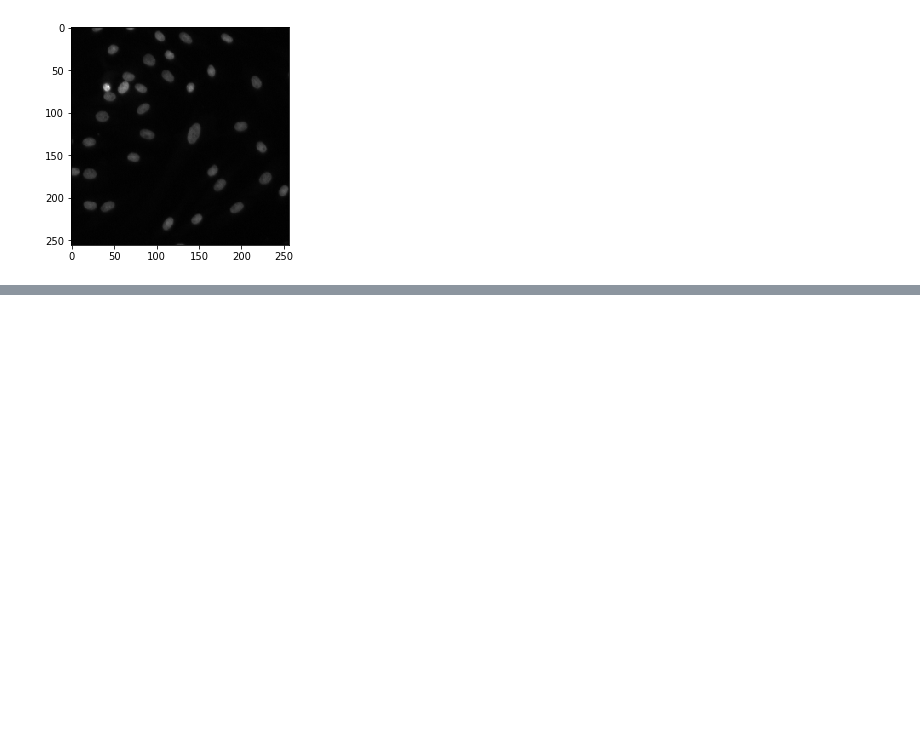
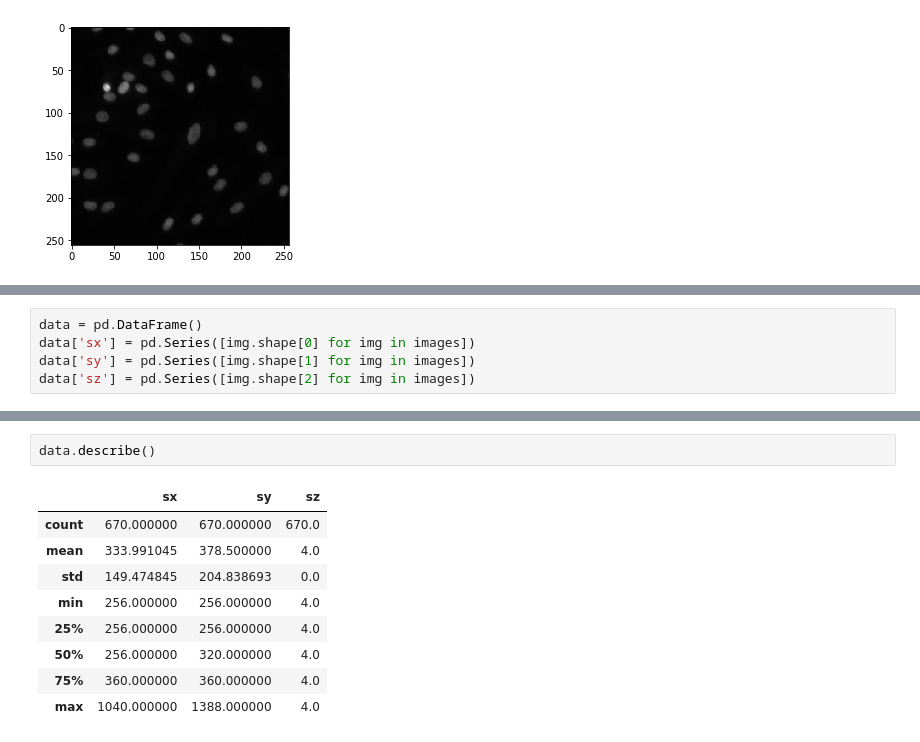
Before and after one commit to Olosny/Nuclei, a Jupyter notebook: visualize_images.ipynb, the cells around one changed output, grey strips where cells are left out. Cells and saved outputs as stored; diff of their text form; blank space fills up the shorter version.

```diff
--- a/visualize_images.ipynb
+++ b/visualize_images.ipynb
@@ -19,0 +23,5 @@ plt.imshow(rgb2gray(images[1]), cmap='gray')
+# %%
+data = pd.DataFrame()
+data['sx'] = pd.Series([img.shape[0] for img in images])
+data['sy'] = pd.Series([img.shape[1] for img in images])
+data['sz'] = pd.Series([img.shape[2] for img in images])
@@ -19,0 +42,12 @@ plt.imshow(rgb2gray(images[1]), cmap='gray')
+# %%
+data.describe()
+# %% [output]
+|  | sx | sy | sz |
+| count | 670.000000 | 670.000000 | 670.0 |
+| mean | 333.991045 | 378.500000 | 4.0 |
+| std | 149.474845 | 204.838693 | 0.0 |
+| min | 256.000000 | 256.000000 | 4.0 |
+| 25% | 256.000000 | 256.000000 | 4.0 |
+| 50% | 256.000000 | 320.000000 | 4.0 |
+| 75% | 360.000000 | 360.000000 | 4.0 |
+| max | 1040.000000 | 1388.000000 | 4.0 |
```
Also changed, not shown: parts of 11 cells of this notebook.
